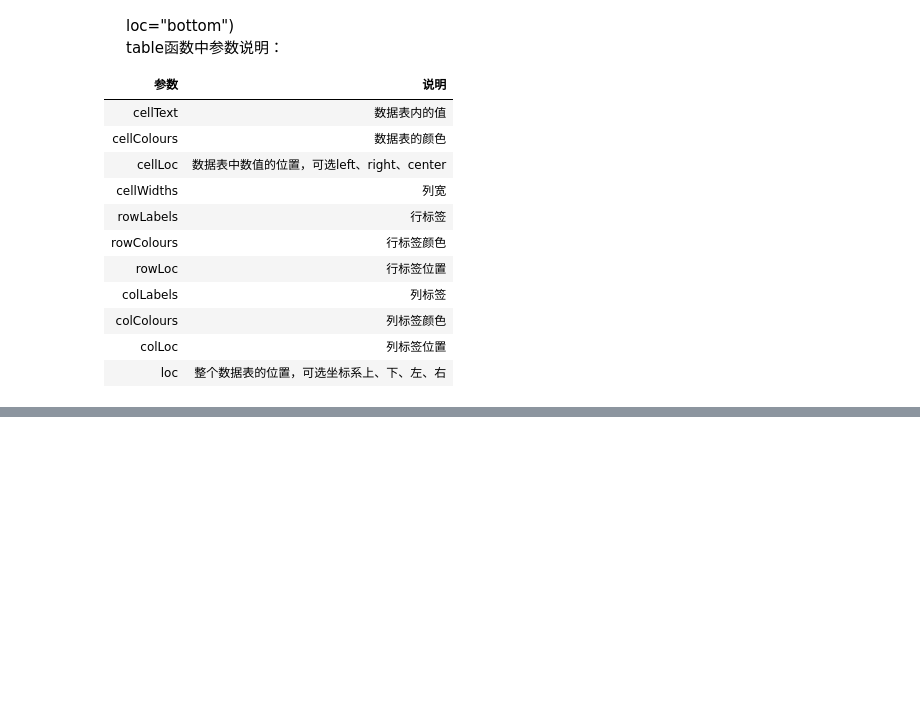
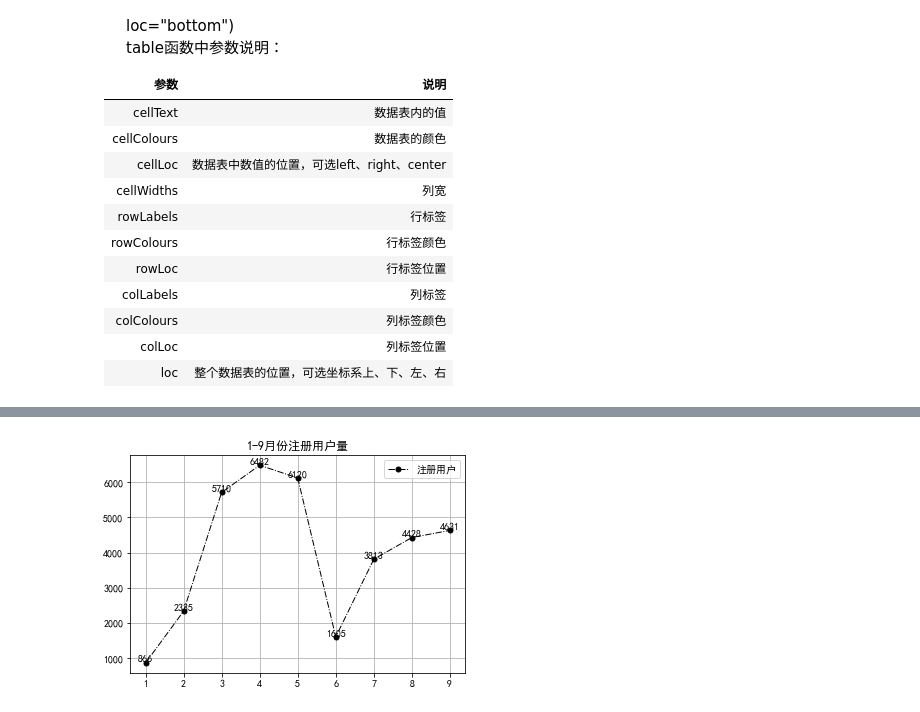
Before and after one commit to xmaniu/Excel-Python, a Jupyter notebook: Code/Chapter13.ipynb, the cells around one changed output, grey strips where cells are left out. Saved outputs shown, nothing was run; the diff lists cells and outputs as text; code cells hidden in the pictures; blank space fills up the shorter version.

```diff
--- a/Code/Chapter13.ipynb
+++ b/Code/Chapter13.ipynb
@@ -446,0 +460,35 @@ TypeError: ufunc 'add' did not contain a loop with signature matching types dtyp
+# %%
+#导入matplotlib库中的pyplot并起名为plt
+import matplotlib.pyplot as plt
+#让画布直接在jupyter Notebook中展示出来
+%matplotlib inline
+#解决中文乱码问题
+plt.rcParams["font.sans-serif"]='SimHei'
+import numpy as np
+#建立坐标系
+plt.subplot(1,1,1)
+
+#指明x和y的值
+x = np.array([1,2,3,4,5,6,7,8,9])
+y = np.array([866,2335,5710,6482,6120,1605,3813,4428,4631])
+
+#绘图
+plt.plot(x,y,color="k",linestyle="dashdot",linewidth=1,marker="o",markersize=5,label="注册用户")
+
+#设置标题及标题位置
+plt.title("1-9月份注册用户量",loc="center")
+
+#添加数据标签
+for a,b in zip(x,y):
+    plt.text(a,b,b,ha="center",va="bottom",fontsize=10)
+
+#设置网格线
+plt.grid(True)
+
+#设置图例
+plt.legend()
+
+#保存到本地
+plt.savefig(r"C:\Users\Administrator\Desktop\plot.png")
+# %% [output]
+[figure, added]
```
Also changed, not shown: parts of 29 cells of this notebook.
